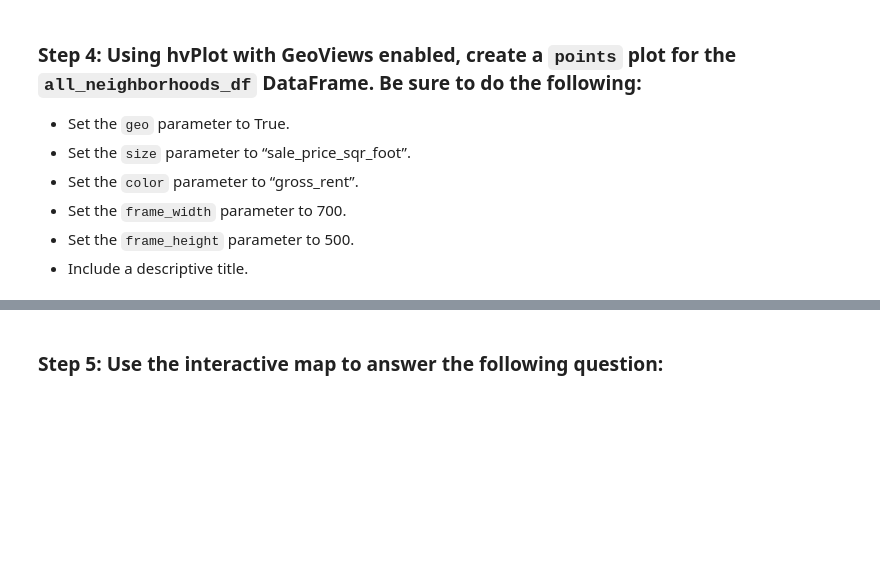
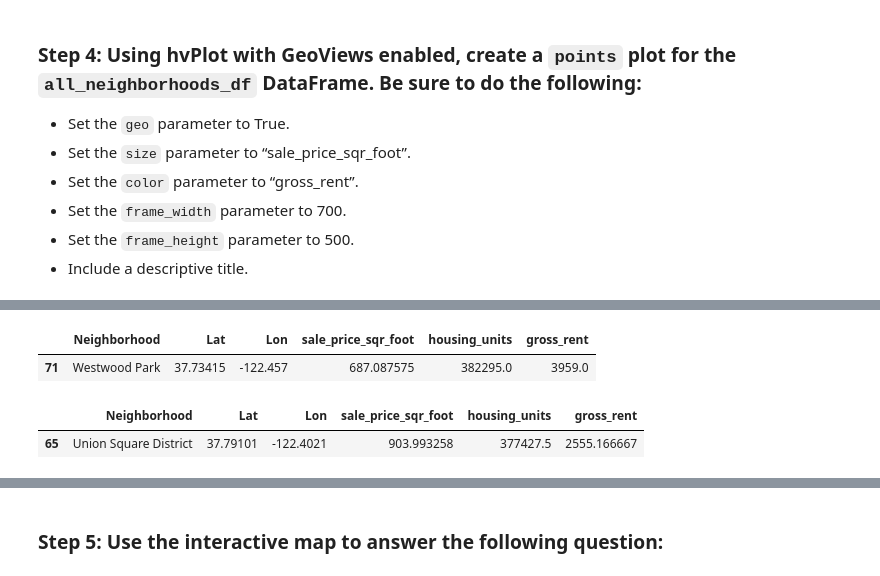
Before and after one commit to AnvithaChaluvadi/Housing-Analysis_Module6Challenge, a Jupyter notebook: Code/san_francisco_housing.ipynb, the cells around one changed output, grey strips where cells are left out. Cells and saved outputs as stored; diff of their text form; code cells hidden in the pictures; blank space fills up the shorter version.

```diff
--- a/Code/san_francisco_housing.ipynb
+++ b/Code/san_francisco_housing.ipynb
@@ -531,3 +552,20 @@ display(all_neighborhoods_df.tail())
+# %%
+# Another way of filtering a dataframe
+all_neighborhoods_df[all_neighborhoods_df["gross_rent"] == all_neighborhoods_df["gross_rent"].max()]
+# %% [output]
+|  | Neighborhood | Lat | Lon | sale_price_sqr_foot | housing_units | gross_rent |
+| 71 | Westwood Park | 37.73415 | -122.457 | 687.087575 | 382295.0 | 3959.0 |
+# %%
+# Note - filtering to find max within sale price
+all_neighborhoods_df["sale_price_sqr_foot"]
+# 2. create condition
+max_sale_price_sqr_foot_filter = all_neighborhoods_df["sale_price_sqr_foot"] == all_neighborhoods_df["sale_price_sqr_foot"].max()
+max_sale_price_sqr_foot_filter
+# 3. put filter into dataframe
+all_neighborhoods_df[max_sale_price_sqr_foot_filter]
+# %% [output]
+|  | Neighborhood | Lat | Lon | sale_price_sqr_foot | housing_units | gross_rent |
+| 65 | Union Square District | 37.79101 | -122.4021 | 903.993258 | 377427.5 | 2555.166667 |
 # %%
 # Create a plot to analyze neighborhood info
 neighborhood_points = all_neighborhoods_df.hvplot(
```
Also changed, not shown: parts of 8 cells of this notebook.
